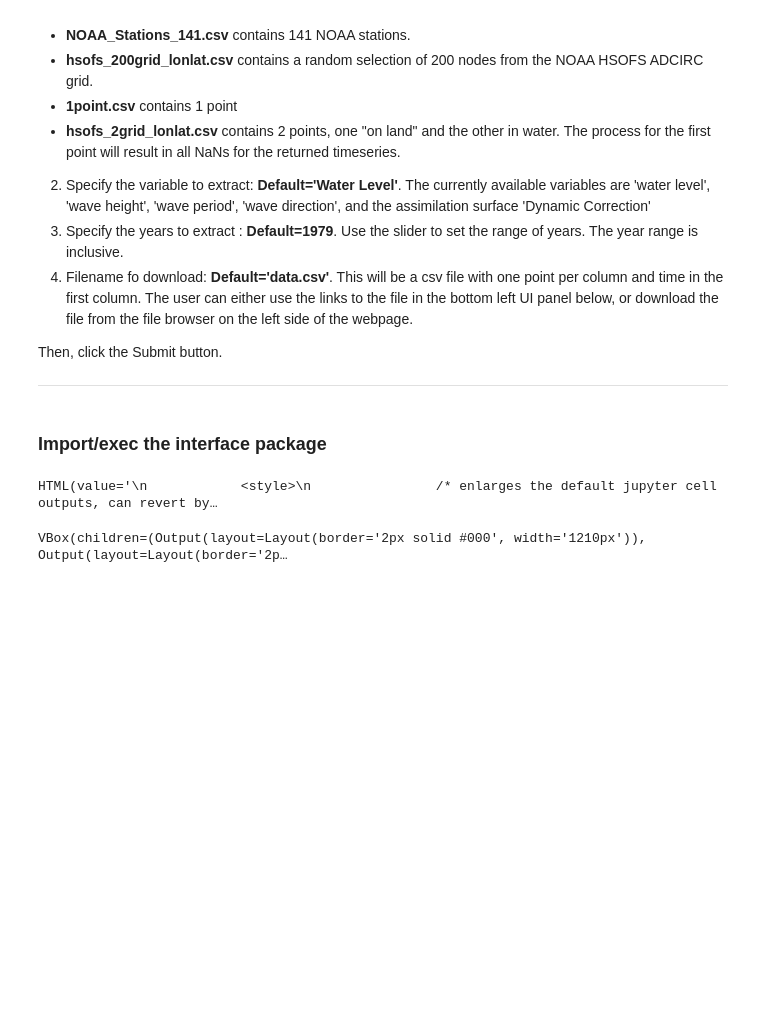
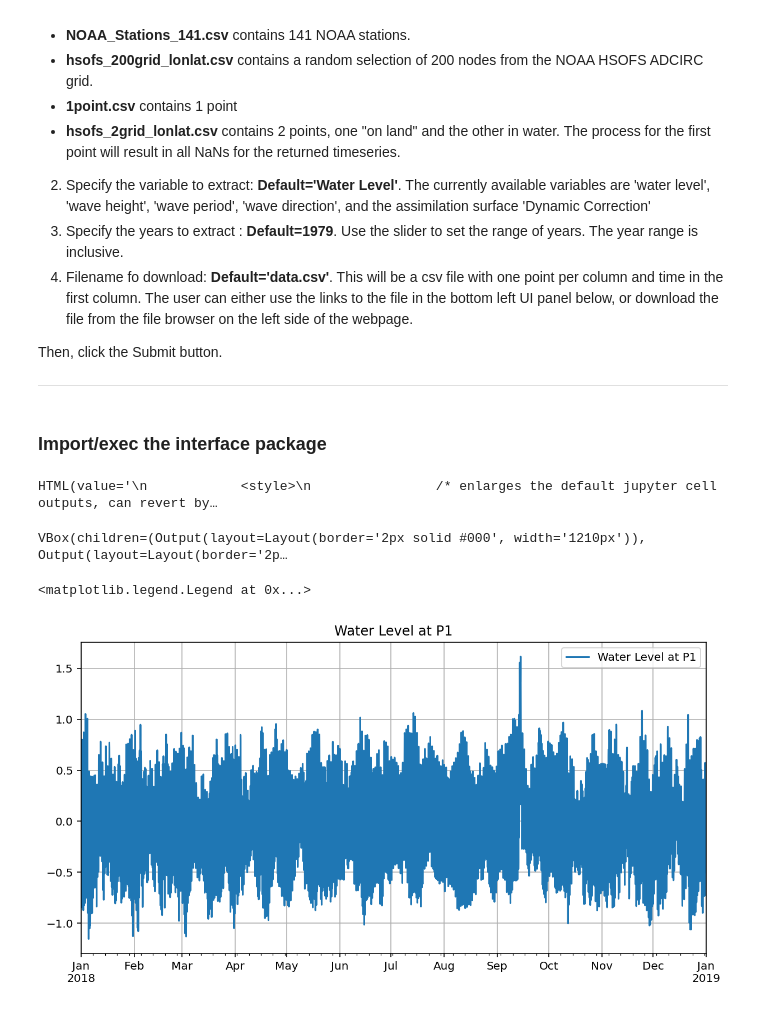
Before and after one commit to RENCI/EDSReanalysis, a Jupyter notebook: ReanalysisDataExtractorDemoInterface.ipynb, the cells around one changed output. Saved outputs shown, nothing was run; the diff lists cells and outputs as text; code cells hidden in the pictures; blank space fills up the shorter version.

```diff
--- a/ReanalysisDataExtractorDemoInterface.ipynb
+++ b/ReanalysisDataExtractorDemoInterface.ipynb
@@ -71,13 +87,16 @@ HTML(value='\n            <style>\n                /* enlarges the default jupyt
 VBox(children=(Output(layout=Layout(border='2px solid #000', width='1210px')), Output(layout=Layout(border='2p…
 # %%
 # Access DataFrame of data extracted for stations, outside of widgets
-print(d.df_product_data.head())
+#print(d.df_product_data.head())
 import matplotlib.pyplot as plt
 fig,ax1 = plt.subplots(figsize=(10,5), dpi=144)
-d.df_product_data.plot(ax=ax1,label=f'{d.var_selector.value} at P1')
+d.df_product_data.P1.plot(ax=ax1,label=f'{d.var_selector.value} at P1')
 ax1.set_title(f'{d.var_selector.value} at P1')
 ax1.grid(True)
 plt.legend()
+# %% [output]
+<matplotlib.legend.Legend at 0x...>
+[figure, added]
 # %%
 import numpy as np
 import pandas as pd
```
Also changed, not shown: parts of 5 cells of this notebook, 5 other files.
